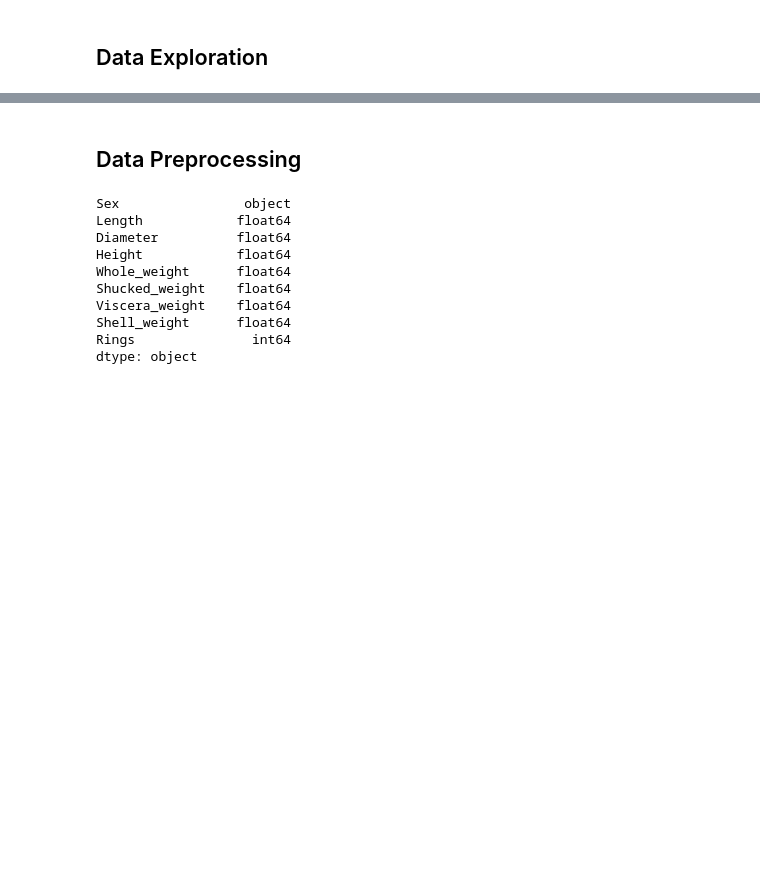
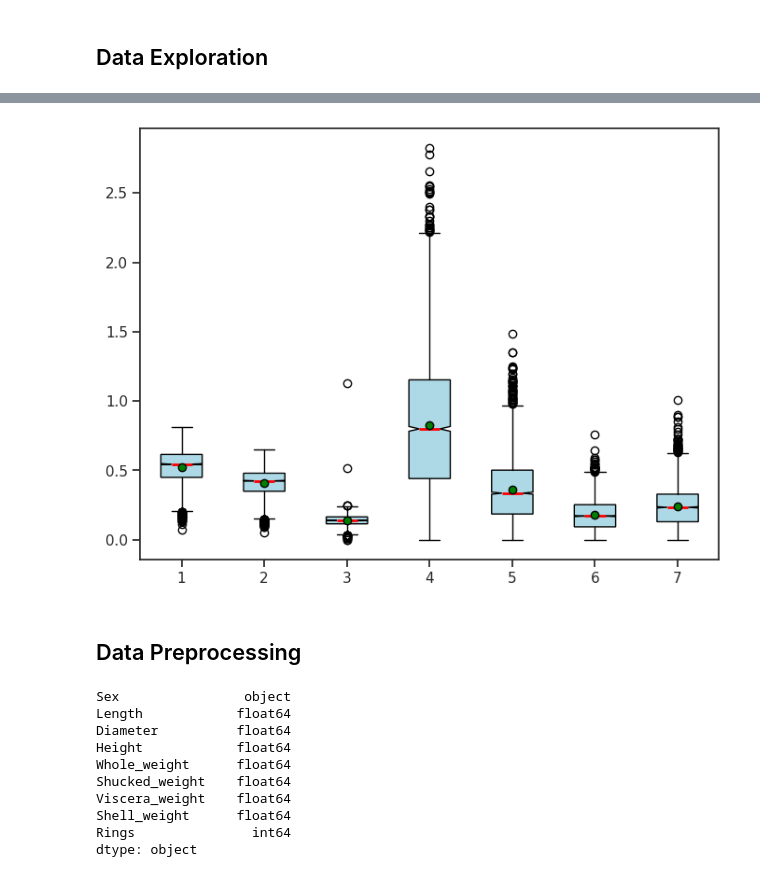
Before and after one commit to rzadrzi/machine-learning, a Jupyter notebook: Supervised/Regression/abalone_regression.ipynb, the cells around one changed output, grey strips where cells are left out. Drawn from its saved outputs; the diff is of its cells as text; code cells hidden in the pictures; blank space fills up the shorter version.

```diff
--- a/Supervised/Regression/abalone_regression.ipynb
+++ b/Supervised/Regression/abalone_regression.ipynb
@@ -64,3 +84,15 @@ df.describe()
+# %%
+plt.figure(figsize=(8, 6)) # Adjust figure size as needed
+nndf = ndf.drop('Rings', axis=1)
+plt.boxplot(nndf,
+            patch_artist=True, showmeans=True, notch=True,
+            boxprops=dict(facecolor='lightblue'),
+            medianprops=dict(color='red', linewidth=2),
+            meanprops=dict(marker='o', markeredgecolor='black', markerfacecolor='green')
+           )
+plt.show()
+# %% [output]
+[figure, added]
 # %% [markdown]
 ## Data Preprocessing
 # %%
```
Also changed, not shown: parts of 5 cells of this notebook, 1 other file.
